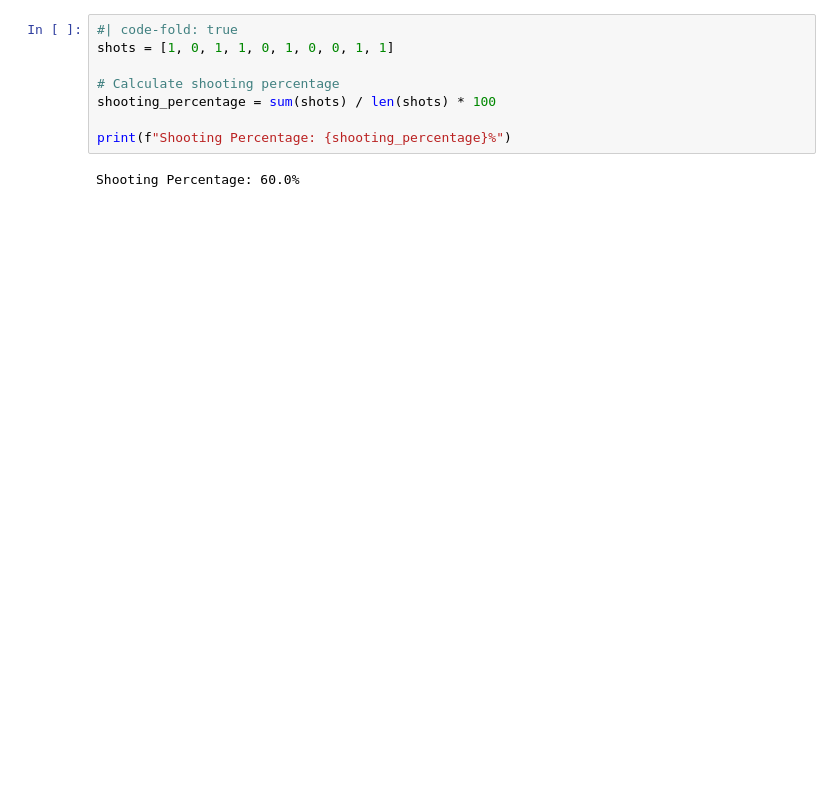
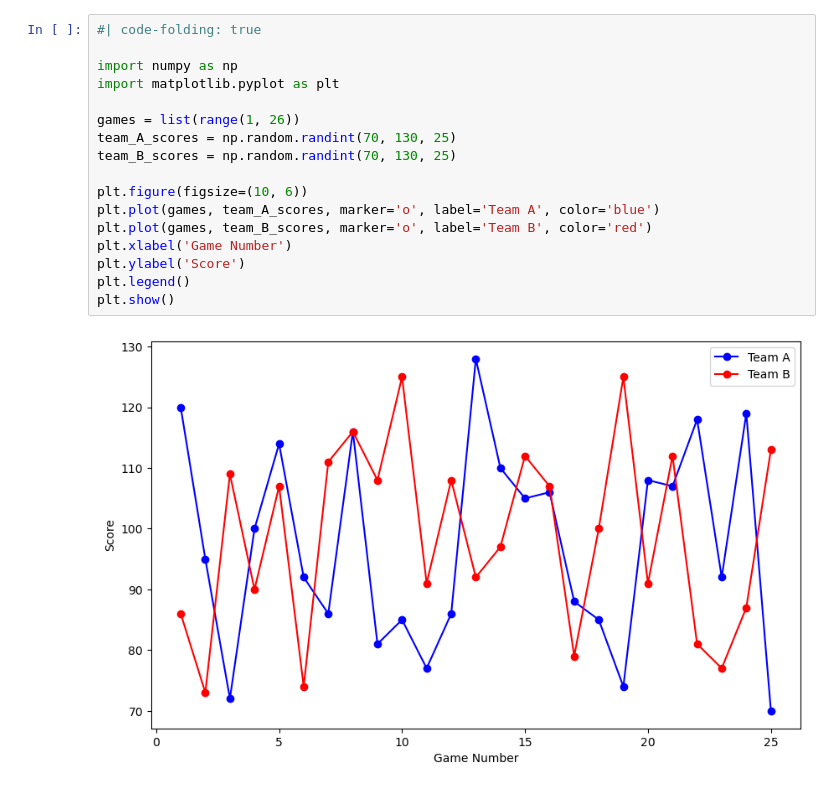
Before and after one commit to alexchoi852/5000-lab-1.2, a Jupyter notebook: simple_quarto_website/slides/slides.ipynb, the cells around one changed output. Saved outputs shown, nothing was run; the diff lists cells and outputs as text; blank space fills up the shorter version.

```diff
--- a/simple_quarto_website/slides/slides.ipynb
+++ b/simple_quarto_website/slides/slides.ipynb
@@ -24,10 +26,19 @@ bibliography: ../reference.bib
-# %%
-#| code-fold: true
-shots = [1, 0, 1, 1, 0, 1, 0, 0, 1, 1]
-
-# Calculate shooting percentage
-shooting_percentage = sum(shots) / len(shots) * 100
-
-print(f"Shooting Percentage: {shooting_percentage}%")
-# %% [output]
-Shooting Percentage: 60.0%
+# %%
+#| code-folding: true
+
+import numpy as np
+import matplotlib.pyplot as plt
+
+games = list(range(1, 26))
+team_A_scores = np.random.randint(70, 130, 25)
+team_B_scores = np.random.randint(70, 130, 25)
+
+plt.figure(figsize=(10, 6))
+plt.plot(games, team_A_scores, marker='o', label='Team A', color='blue')
+plt.plot(games, team_B_scores, marker='o', label='Team B', color='red')
+plt.xlabel('Game Number')
+plt.ylabel('Score')
+plt.legend()
+plt.show()
+# %% [output]
+[figure, added]
```
Also changed, not shown: parts of 1 cell of this notebook, 6 other files.
